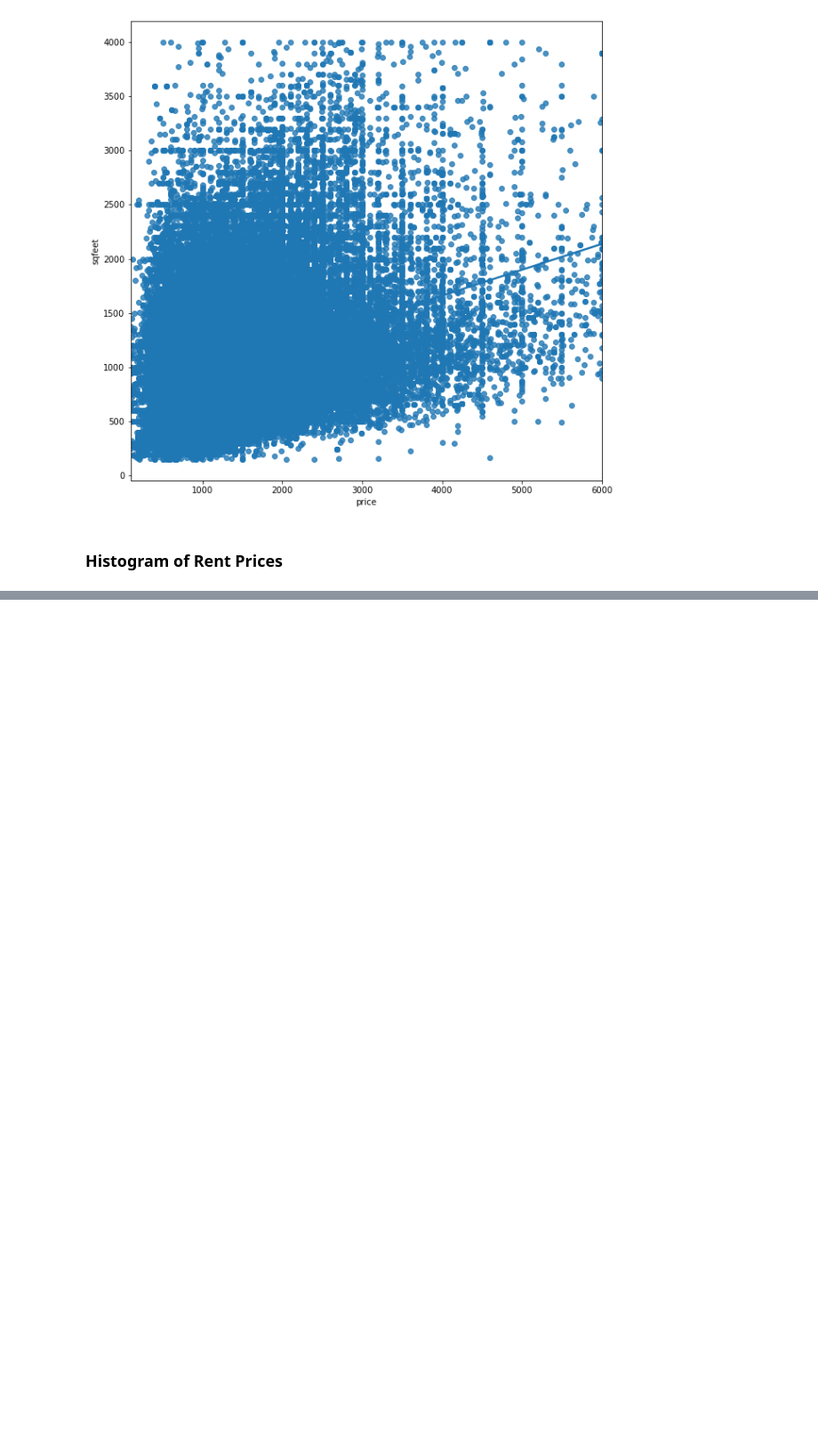
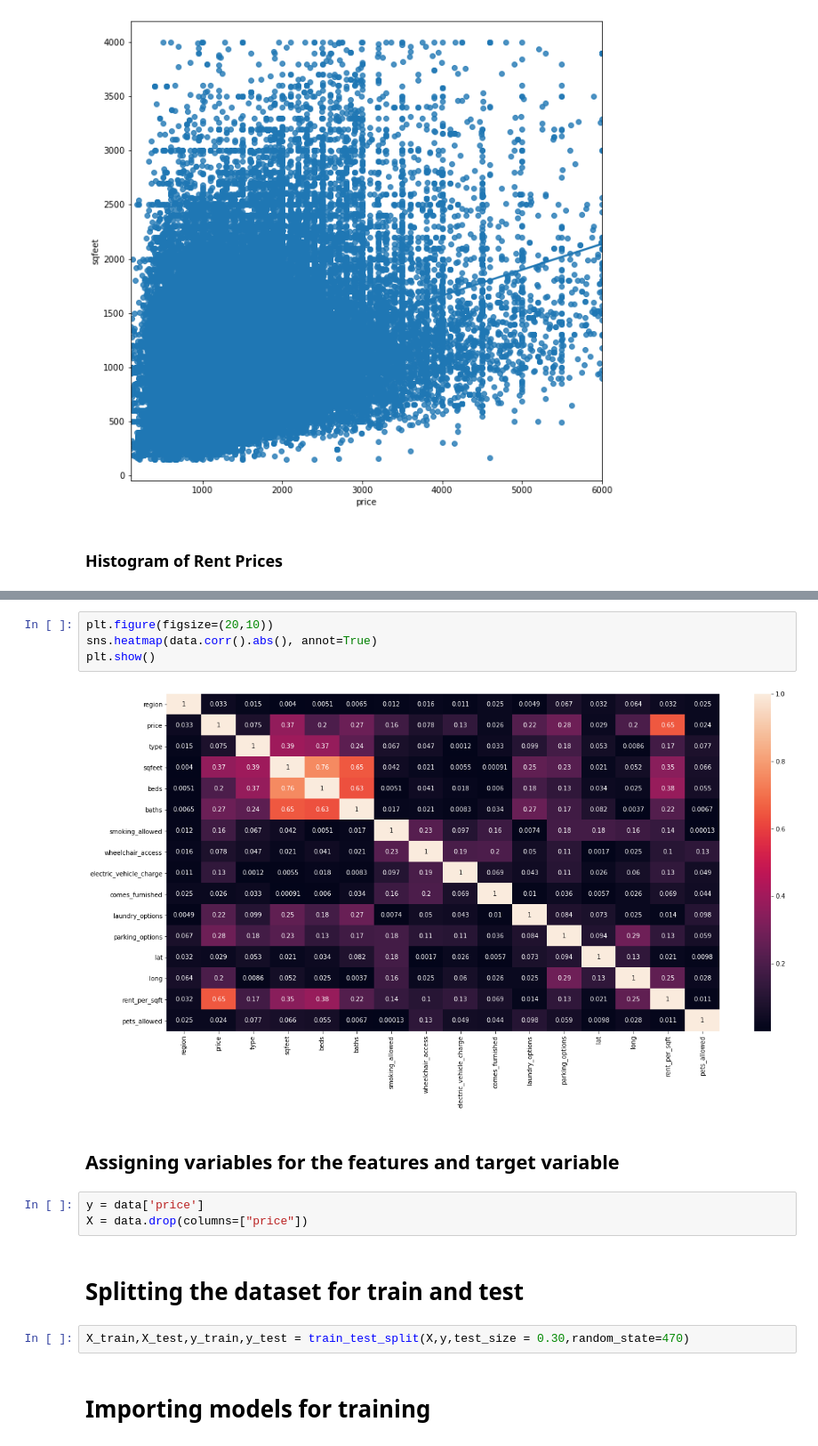
Before and after one commit to rishabgunashekar/Rental-Price-Estimation-of-US-Housing, a Jupyter notebook: Data Science Final Project.ipynb, the cells around one changed output, grey strips where cells are left out. Shown at 89% size. Saved outputs shown, nothing was run; the diff lists cells and outputs as text; blank space fills up the shorter version.

```diff
--- a/Data Science Final Project.ipynb
+++ b/Data Science Final Project.ipynb
@@ -457,0 +505,17 @@ plt.show()
+# %%
+plt.figure(figsize=(20,10))
+sns.heatmap(data.corr().abs(), annot=True)
+plt.show()
+# %% [output]
+[figure, added]
+# %% [markdown]
+## Assigning variables for the features and target variable
+# %%
+y = data['price']
+X = data.drop(columns=["price"])
+# %% [markdown]
+# Splitting the dataset for train and test
+# %%
+X_train,X_test,y_train,y_test = train_test_split(X,y,test_size = 0.30,random_state=470)
+# %% [markdown]
+# Importing models for training
```
Also changed, not shown: parts of 22 cells of this notebook.
